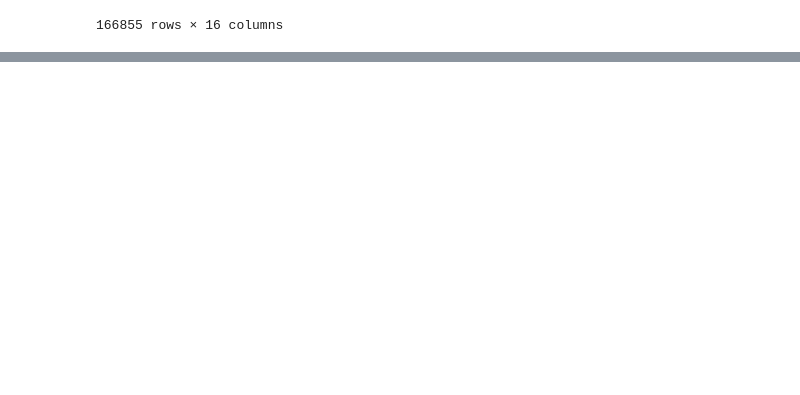
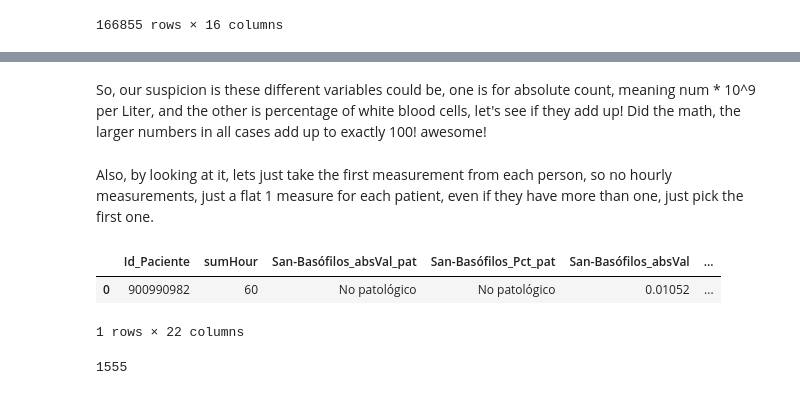
Before and after one commit to sergio-qp/TFM-covid, a Jupyter notebook: tfm_loading_lab.ipynb, the cells around one changed output, grey strips where cells are left out. Drawn from its saved outputs; the diff is of its cells as text; code cells hidden in the pictures; blank space fills up the shorter version.

```diff
--- a/tfm_loading_lab.ipynb
+++ b/tfm_loading_lab.ipynb
@@ -507,0 +106,42 @@ categorical_columns
+# %%
+# ctes.loc[ctes["Etiqueta__form_cte_"]==var,"cont"]
+clean_lab = []
+i=0
+for patient in lab["Id_Paciente"].unique():
+    temp_ls = dict()
+    min_hour = min(lab.loc[lab["Id_Paciente"]==patient]["sumHour"])
+    # max_hour = max(lab.loc[lab["Id_Paciente"]==patient]["sumHour"])
+    temp_ls["Id_Paciente"] = patient #to make leftmost col
+    temp_ls["sumHour"] = min_hour
+    temp_ls=pd.DataFrame([temp_ls])
+    # temp_ls["Id_Paciente"] = patient #to fill
+    # descVars
+    # print(temp_ls)
+    for variable in descVars:
+
+        # print(temp_ls)
+        # I think what we do is, first, filter to only the first hour, next tag the smaller number in the column as
+        # the absolute value and the higher one as the percentage value and tag them as such
+
+
+        filter=np.where((lab['Id_Paciente']==patient) & (lab['Desc_Prueba']==variable)) #gross but works great
+        thinframe = lab.loc[filter].loc[:,["sumHour","Resultado_n_mero","Resultado_Patol_gico"]]
+        if len(thinframe["Resultado_n_mero"]) > 0:
+
+            thinframe[variable+"_absVal_pat"] = thinframe[thinframe["Resultado_n_mero"]==min(thinframe["Resultado_n_mero"])]["Resultado_Patol_gico"]
+            thinframe[variable+"_Pct_pat"] = thinframe[thinframe["Resultado_n_mero"]==max(thinframe["Resultado_n_mero"])]["Resultado_Patol_gico"]
+            if len([x for x in thinframe[variable + "_absVal_pat"] if pd.notna(x)]) > 0:
+
+                thinframe[variable+"_absVal"] = min(thinframe["Resultado_n_mero"]) #set smallest value to abs value
+                thinframe[variable+"_Pct"] = max(thinframe["Resultado_n_mero"]) #set largest value to percent
+                thinframe = thinframe.drop(columns=['Resultado_n_mero', 'Resultado_Patol_gico'])
+
+                thinframe[variable+"_absVal_pat"] = [x for x in thinframe[variable + "_absVal_pat"] if pd.notna(x)][0]
+                thinframe[variable+"_Pct_pat"] = [x for x in thinframe[variable + "_Pct_pat"] if pd.notna(x)][0]
+                thinframe = thinframe.drop_duplicates()
+                # print(thinframe)
+                temp_ls = pd.merge(temp_ls,thinframe,how='left',on=['sumHour'])
+
+    clean_lab.append(temp_ls)
+    i=i+1
+    print(i/len(lab["Id_Paciente"].unique()))
@@ -507,0 +166,10 @@ categorical_columns
+# %% [markdown]
+So, our suspicion is these different variables could be, one is for absolute count, meaning num * 10^9 per Liter, and the other is percentage of white blood cells, let's see if they add up! Did the math, the larger numbers in all cases add up to exactly 100! awesome!
+# %% [markdown]
+Also, by looking at it, lets just take the first measurement from each person, so no hourly measurements, just a flat 1 measure for each patient, even if they have more than one, just pick the first one.
+# %%
+clean_lab[801]
+# %% [output]
+|  | Id_Paciente | sumHour | San-Basófilos_absVal_pat | San-Basófilos_Pct_pat | San-Basófilos_absVal | ... |
+| 0 | 900990982 | 60 | No patológico | No patológico | 0.01052 | ... |
+1 rows × 22 columns
@@ -507,0 +179,4 @@ categorical_columns
+# %%
+labcat.Id_Paciente.unique().__len__()
+# %% [output]
+1555
```
Also changed, not shown: parts of 41 cells of this notebook.
